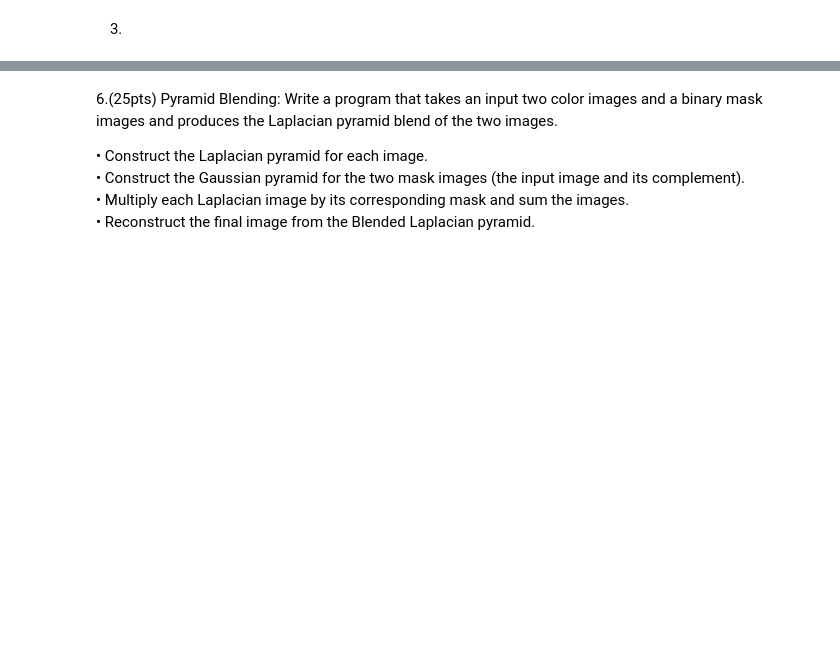
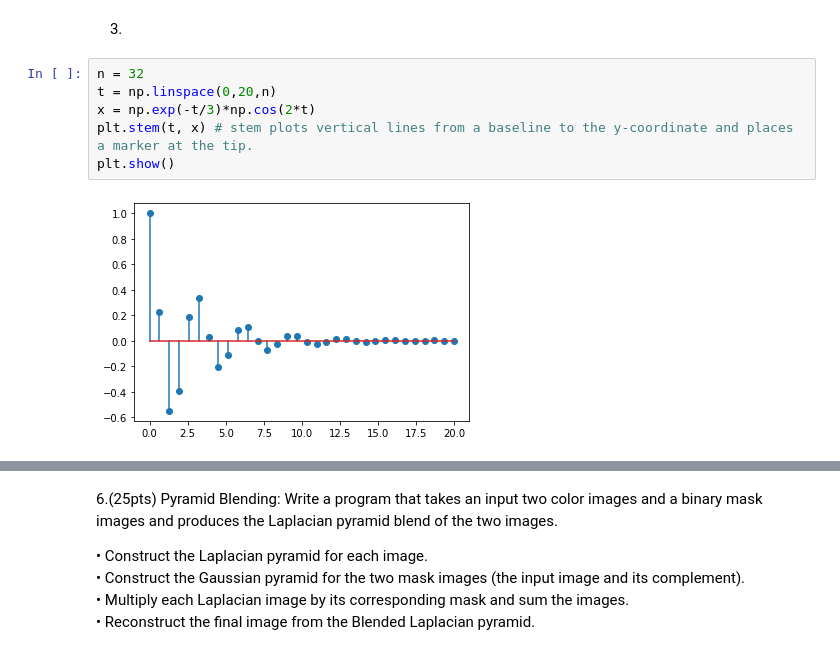
Before and after one commit to twyunting/CSC-676_Computer-Vision, a Jupyter notebook: Homeworks/hw3/homework3/code/CSC-676_HW3_YuntingChiu.ipynb, the cells around one changed output, grey strips where cells are left out. Saved outputs shown, nothing was run; the diff lists cells and outputs as text; blank space fills up the shorter version.

```diff
--- a/Homeworks/hw3/homework3/code/CSC-676_HW3_YuntingChiu.ipynb
+++ b/Homeworks/hw3/homework3/code/CSC-676_HW3_YuntingChiu.ipynb
@@ -57,2 +60,10 @@ plt.show()
 # %% [markdown]
 3.
+# %%
+n = 32
+t = np.linspace(0,20,n)
+x = np.exp(-t/3)*np.cos(2*t)
+plt.stem(t, x) # stem plots vertical lines from a baseline to the y-coordinate and places a marker at the tip.
+plt.show()
+# %% [output]
+[figure, added]
```
Also changed, not shown: parts of 9 cells of this notebook, 7 other files.
